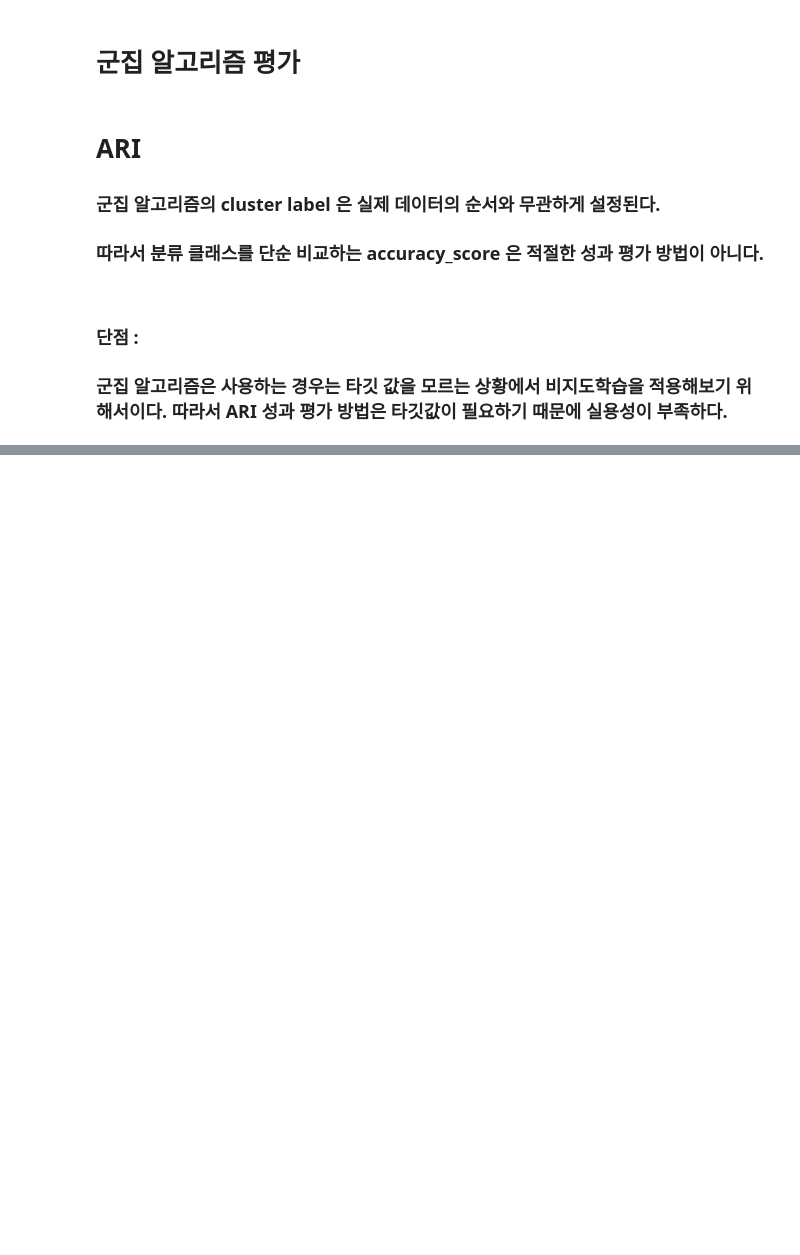
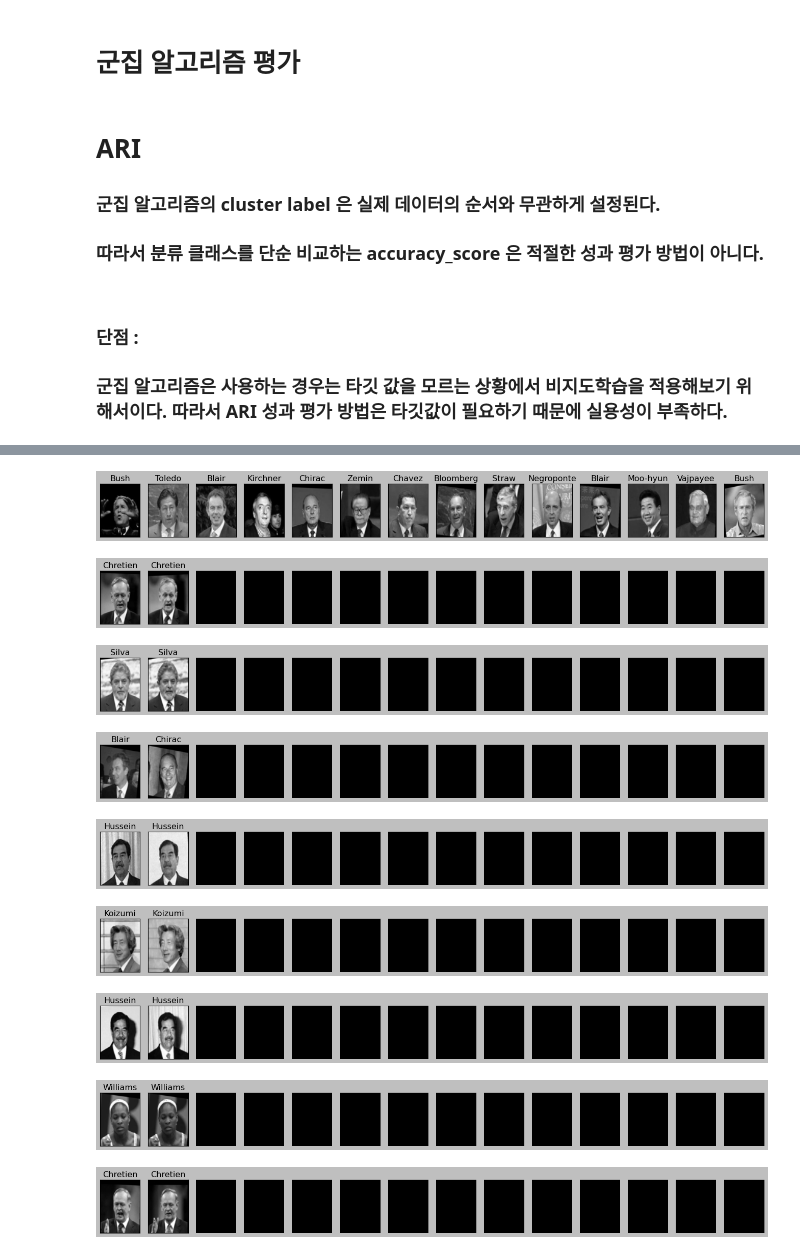
Before and after one commit to Hosung-Ahn/IntroducingML, a Jupyter notebook: Chapter3-Unsupervised_Learning/군집2.ipynb, the cells around one changed output, grey strips where cells are left out. Drawn from its saved outputs; the diff is of its cells as text; code cells hidden in the pictures; blank space fills up the shorter version.

```diff
--- a/Chapter3-Unsupervised_Learning/군집2.ipynb
+++ b/Chapter3-Unsupervised_Learning/군집2.ipynb
@@ -155,0 +251,30 @@ for ax, algorithm in zip(axes[1:], algorithms) :
+# %%
+# min_samples=2, eps=7 일 때의 클러스
+
+dbscan = DBSCAN(min_samples=2, eps=7)
+labels = dbscan.fit_predict(X_pca)
+
+for cluster in range(max(labels)+1) :
+    mask = labels == cluster
+    n_images = np.sum(mask)
+    fig, axes = plt.subplots(1,14, figsize=(14*1.5, 4), subplot_kw={'xticks':(), 'yticks':()})
+
+    i = 0
+    for image, label, ax in zip(X_people[mask], y_people[mask], axes) :
+        ax.imshow(image.reshape(image_shape), cmap = 'gray')
+        ax.set_title(people.target_names[label].split()[-1])
+        i +=1
+
+    for j in range(len(axes) -i) :
+        axes[i+j].imshow(np.array([[0]*65]*87), cmap ='gray')
+        axes[i+j].axis('off')
+# %% [output]
+[figure, added]
+[figure, added]
+[figure, added]
+[figure, added]
+[figure, added]
+[figure, added]
+[figure, added]
+[figure, added]
+[figure, added]
```
Also changed, not shown: parts of 10 cells of this notebook.
